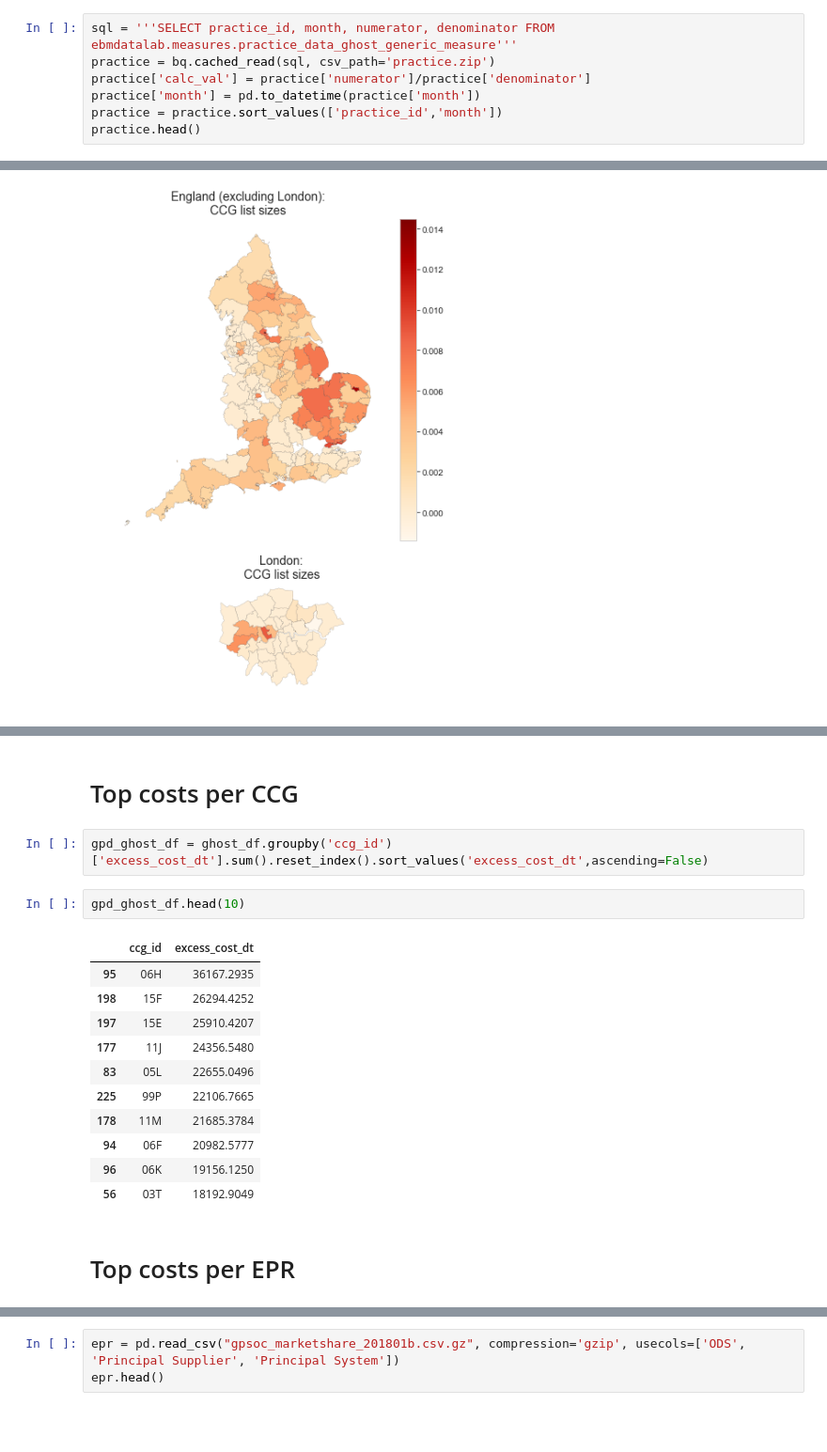
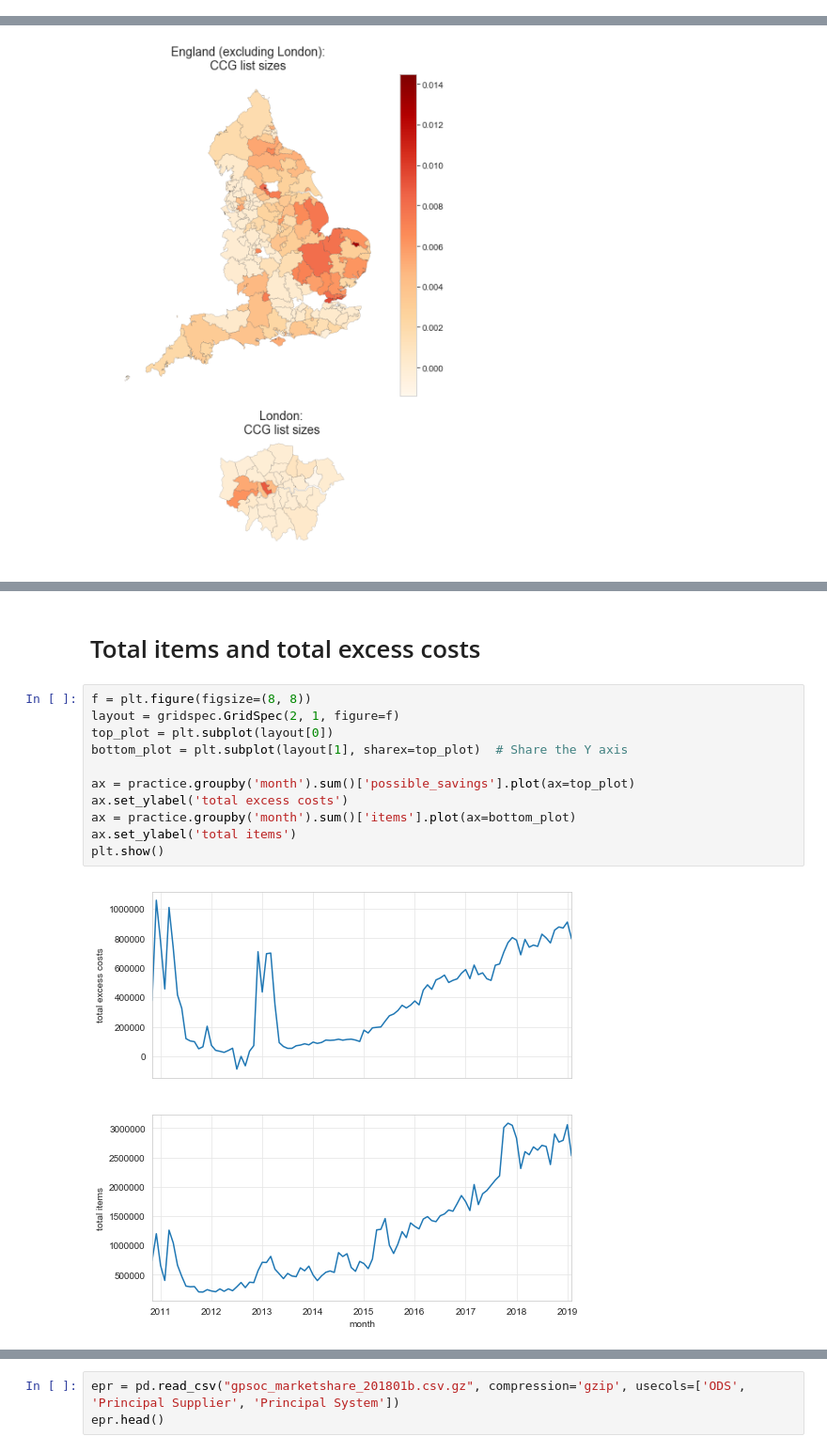
Before and after one commit to ebmdatalab/ghost_branded_generics_paper, a Jupyter notebook: Ghost Branded Generics.ipynb, the cells around one changed output, grey strips where cells are left out. Shown: that part at 94% size. Saved outputs shown, nothing was run; the diff lists cells and outputs as text; blank space fills up the shorter version.

```diff
--- a/Ghost Branded Generics.ipynb
+++ b/Ghost Branded Generics.ipynb
@@ -165,7 +110,0 @@ ccg.head()
-# %%
-sql = '''SELECT practice_id, month, numerator, denominator FROM ebmdatalab.measures.practice_data_ghost_generic_measure'''
-practice = bq.cached_read(sql, csv_path='practice.zip')
-practice['calc_val'] = practice['numerator']/practice['denominator']
-practice['month'] = pd.to_datetime(practice['month'])
-practice = practice.sort_values(['practice_id','month'])
-practice.head()
@@ -281,20 +123,15 @@ by_presentation.sort_values('excess_ppu',ascending=False).head()
-# %% [markdown]
-# Top costs per CCG
-# %%
-gpd_ghost_df = ghost_df.groupby('ccg_id')['excess_cost_dt'].sum().reset_index().sort_values('excess_cost_dt',ascending=False)
-# %%
-gpd_ghost_df.head(10)
-# %% [output]
-|  | ccg_id | excess_cost_dt |
-| 95 | 06H | 36167.2935 |
-| 198 | 15F | 26294.4252 |
-| 197 | 15E | 25910.4207 |
-| 177 | 11J | 24356.5480 |
-| 83 | 05L | 22655.0496 |
-| 225 | 99P | 22106.7665 |
-| 178 | 11M | 21685.3784 |
-| 94 | 06F | 20982.5777 |
-| 96 | 06K | 19156.1250 |
-| 56 | 03T | 18192.9049 |
-# %% [markdown]
-# Top costs per EPR
+# %% [markdown]
+# Total items and total excess costs
+# %%
+f = plt.figure(figsize=(8, 8))
+layout = gridspec.GridSpec(2, 1, figure=f)
+top_plot = plt.subplot(layout[0])
+bottom_plot = plt.subplot(layout[1], sharex=top_plot)  # Share the Y axis
+
+ax = practice.groupby('month').sum()['possible_savings'].plot(ax=top_plot)
+ax.set_ylabel('total excess costs')
+ax = practice.groupby('month').sum()['items'].plot(ax=bottom_plot)
+ax.set_ylabel('total items')
+plt.show()
+# %% [output]
+[figure, added]
```
Also changed, not shown: parts of 52 cells of this notebook.
